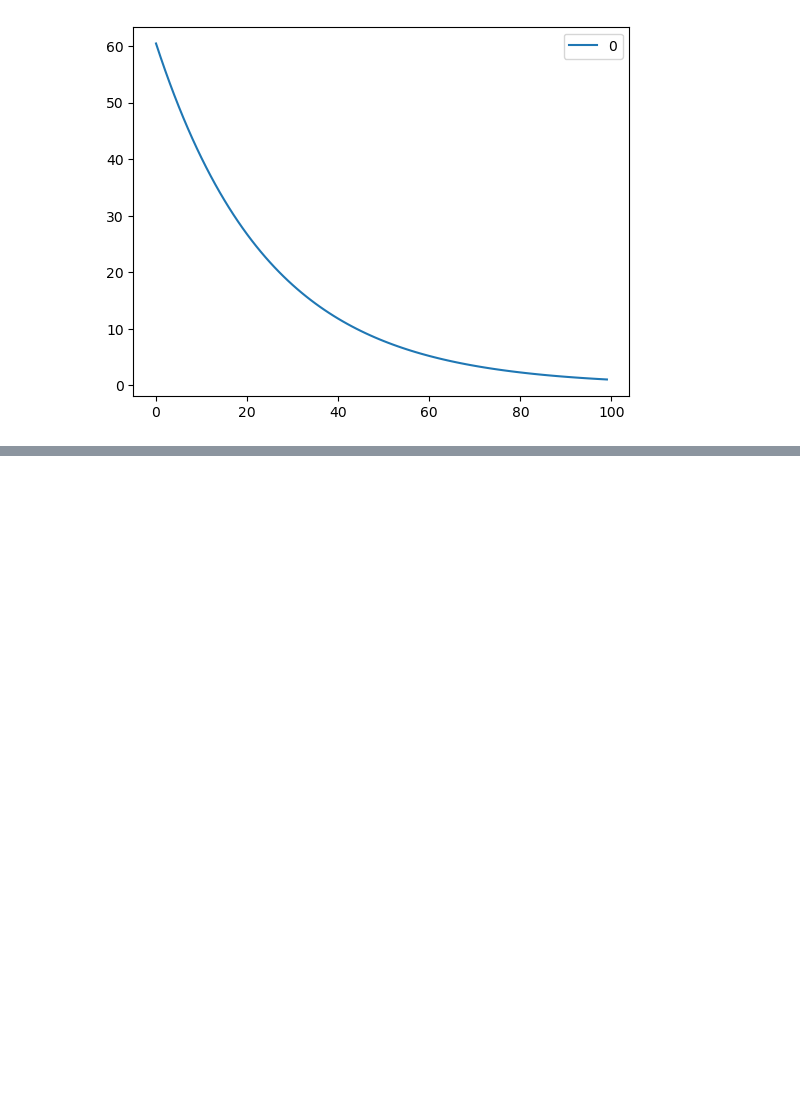
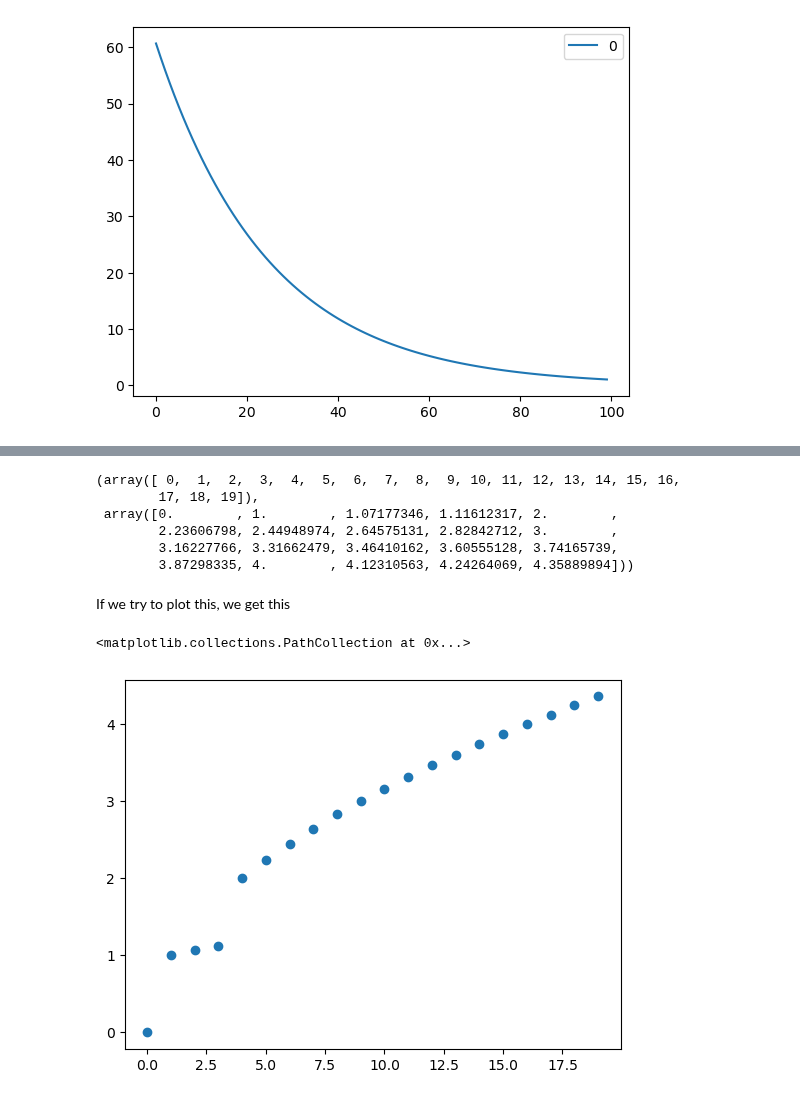
Before and after one commit to AyushSinghal9020/AyushSinghal9020, a Jupyter notebook: re-creating-sgd-regressor-from-scratch.ipynb, the cells around one changed output, grey strips where cells are left out. Drawn from its saved outputs; the diff is of its cells as text; code cells hidden in the pictures; blank space fills up the shorter version.

```diff
--- a/re-creating-sgd-regressor-from-scratch.ipynb
+++ b/re-creating-sgd-regressor-from-scratch.ipynb
@@ -373,0 +428,25 @@ def SGDRegressor():
+# %%
+features = np.array([x for x in range(20)])
+target = []
+for i in range(20):
+    if i < 4 :
+        target.append(i ** (1 / 10))
+    else :
+        target.append(i ** (1 / 2))
+target = np.array(target)
+
+features , target
+# %% [output]
+(array([ 0,  1,  2,  3,  4,  5,  6,  7,  8,  9, 10, 11, 12, 13, 14, 15, 16,
+        17, 18, 19]),
+ array([0.        , 1.        , 1.07177346, 1.11612317, 2.        ,
+        2.23606798, 2.44948974, 2.64575131, 2.82842712, 3.        ,
+        3.16227766, 3.31662479, 3.46410162, 3.60555128, 3.74165739,
+        3.87298335, 4.        , 4.12310563, 4.24264069, 4.35889894]))
+# %% [markdown]
+If we try to plot this, we get this
+# %%
+plt.scatter(features , target)
+# %% [output]
+<matplotlib.collections.PathCollection at 0x...>
+[figure, added]
```
Also changed, not shown: parts of 26 cells of this notebook.
